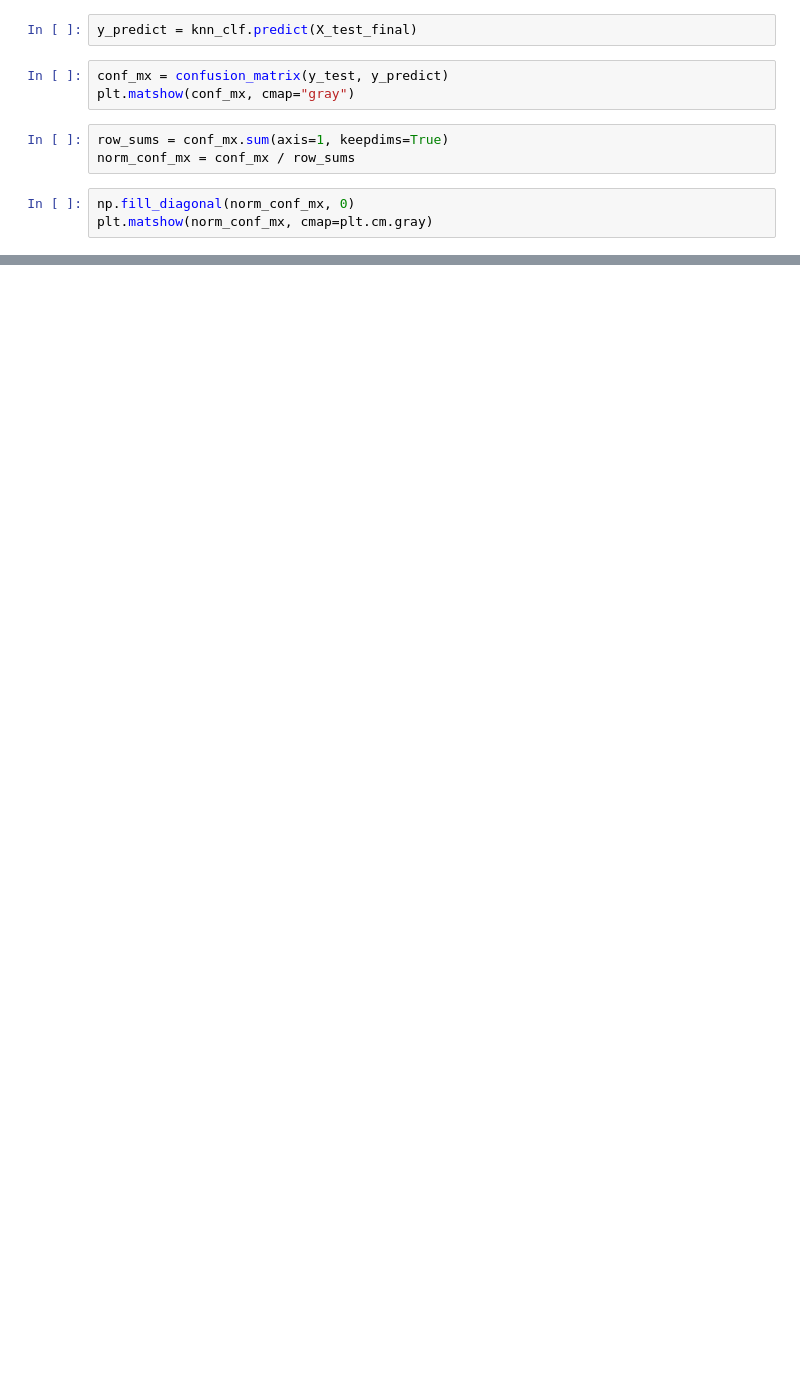
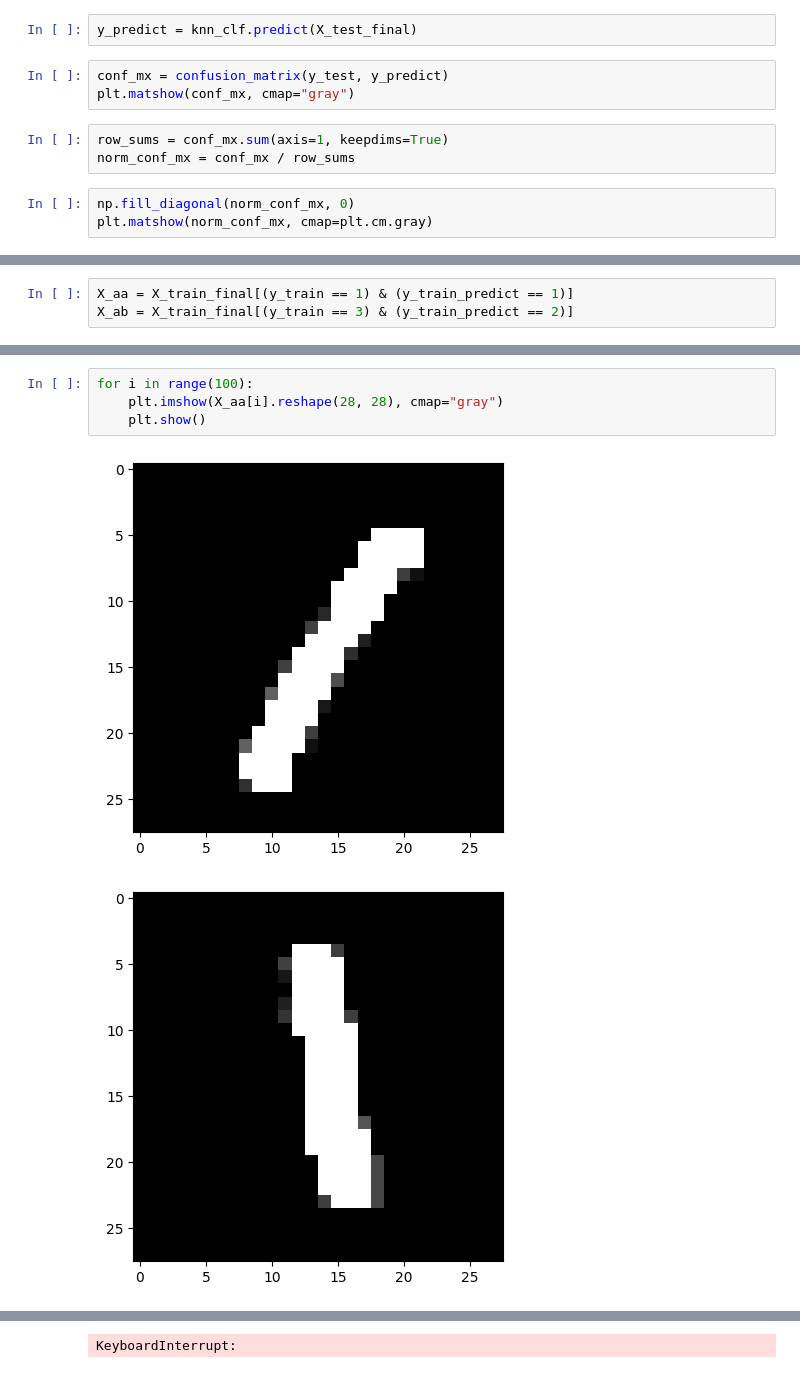
Before and after one commit to AdityaP1502/HandWritting-Digit-Detection, a Jupyter notebook: src/JupyterNotebook/Copy_of_Model_Training.ipynb, the cells around one changed output, grey strips where cells are left out. Cells and saved outputs as stored; diff of their text form; blank space fills up the shorter version.

```diff
--- a/src/JupyterNotebook/Copy_of_Model_Training.ipynb
+++ b/src/JupyterNotebook/Copy_of_Model_Training.ipynb
@@ -181,0 +255,3 @@ plt.matshow(norm_conf_mx, cmap=plt.cm.gray)
+# %%
+X_aa = X_train_final[(y_train == 1) & (y_train_predict == 1)]
+X_ab = X_train_final[(y_train == 3) & (y_train_predict == 2)]
@@ -181,0 +262,7 @@ plt.matshow(norm_conf_mx, cmap=plt.cm.gray)
+# %%
+for i in range(100):
+    plt.imshow(X_aa[i].reshape(28, 28), cmap="gray")
+    plt.show()
+# %% [output]
+[figure, added]
+[figure, added]
@@ -181,0 +273 @@ plt.matshow(norm_conf_mx, cmap=plt.cm.gray)
+KeyboardInterrupt:
```
Also changed, not shown: parts of 35 cells of this notebook.
